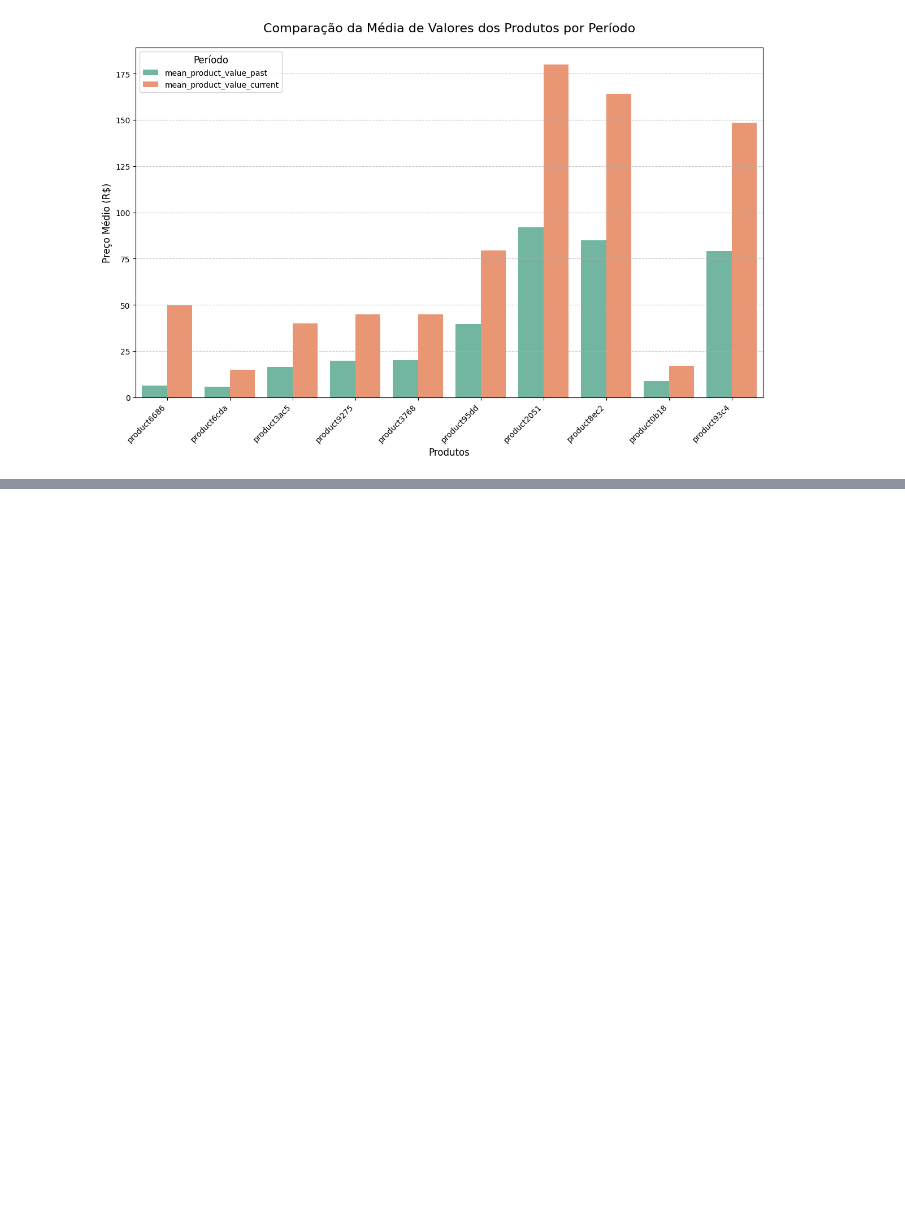
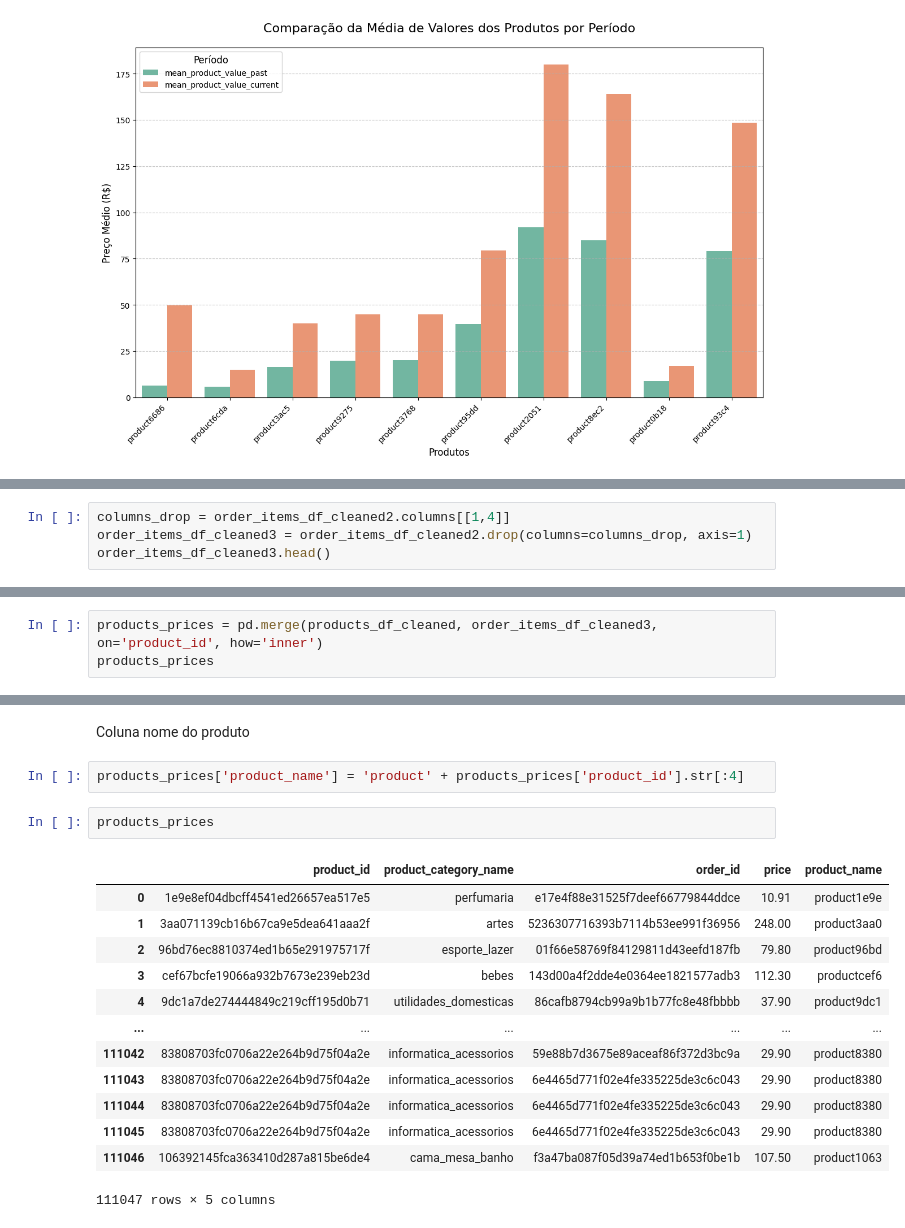
Before and after one commit to matsa0/desafio-sprint02-data-analysis, a Jupyter notebook: analise_exploratoria/analise_exploratoria.ipynb, the cells around one changed output, grey strips where cells are left out. Drawn from its saved outputs; the diff is of its cells as text; blank space fills up the shorter version.

```diff
--- a/analise_exploratoria/analise_exploratoria.ipynb
+++ b/analise_exploratoria/analise_exploratoria.ipynb
@@ -2069,0 +2077,4 @@ plt.show()
+# %%
+columns_drop = order_items_df_cleaned2.columns[[1,4]]
+order_items_df_cleaned3 = order_items_df_cleaned2.drop(columns=columns_drop, axis=1)
+order_items_df_cleaned3.head()
@@ -2069,0 +2092,3 @@ plt.show()
+# %%
+products_prices = pd.merge(products_df_cleaned, order_items_df_cleaned3, on='product_id', how='inner')
+products_prices
@@ -2069,0 +2109,20 @@ plt.show()
+# %% [markdown]
+Coluna nome do produto
+# %%
+products_prices['product_name'] = 'product' + products_prices['product_id'].str[:4]
+# %%
+products_prices
+# %% [output]
+|  | product_id | product_category_name | order_id | price | product_name |
+| 0 | 1e9e8ef04dbcff4541ed26657ea517e5 | perfumaria | e17e4f88e31525f7deef66779844ddce | 10.91 | product1e9e |
+| 1 | 3aa071139cb16b67ca9e5dea641aaa2f | artes | 5236307716393b7114b53ee991f36956 | 248.00 | product3aa0 |
+| 2 | 96bd76ec8810374ed1b65e291975717f | esporte_lazer | 01f66e58769f84129811d43eefd187fb | 79.80 | product96bd |
+| 3 | cef67bcfe19066a932b7673e239eb23d | bebes | 143d00a4f2dde4e0364ee1821577adb3 | 112.30 | productcef6 |
+| 4 | 9dc1a7de274444849c219cff195d0b71 | utilidades_domesticas | 86cafb8794cb99a9b1b77fc8e48fbbbb | 37.90 | product9dc1 |
+| ... | ... | ... | ... | ... | ... |
+| 111042 | 83808703fc0706a22e264b9d75f04a2e | informatica_acessorios | 59e88b7d3675e89aceaf86f372d3bc9a | 29.90 | product8380 |
+| 111043 | 83808703fc0706a22e264b9d75f04a2e | informatica_acessorios | 6e4465d771f02e4fe335225de3c6c043 | 29.90 | product8380 |
+| 111044 | 83808703fc0706a22e264b9d75f04a2e | informatica_acessorios | 6e4465d771f02e4fe335225de3c6c043 | 29.90 | product8380 |
+| 111045 | 83808703fc0706a22e264b9d75f04a2e | informatica_acessorios | 6e4465d771f02e4fe335225de3c6c043 | 29.90 | product8380 |
+| 111046 | 106392145fca363410d287a815be6de4 | cama_mesa_banho | f3a47ba087f05d39a74ed1b653f0be1b | 107.50 | product1063 |
+111047 rows × 5 columns
```
Also changed, not shown: parts of 44 cells of this notebook.
